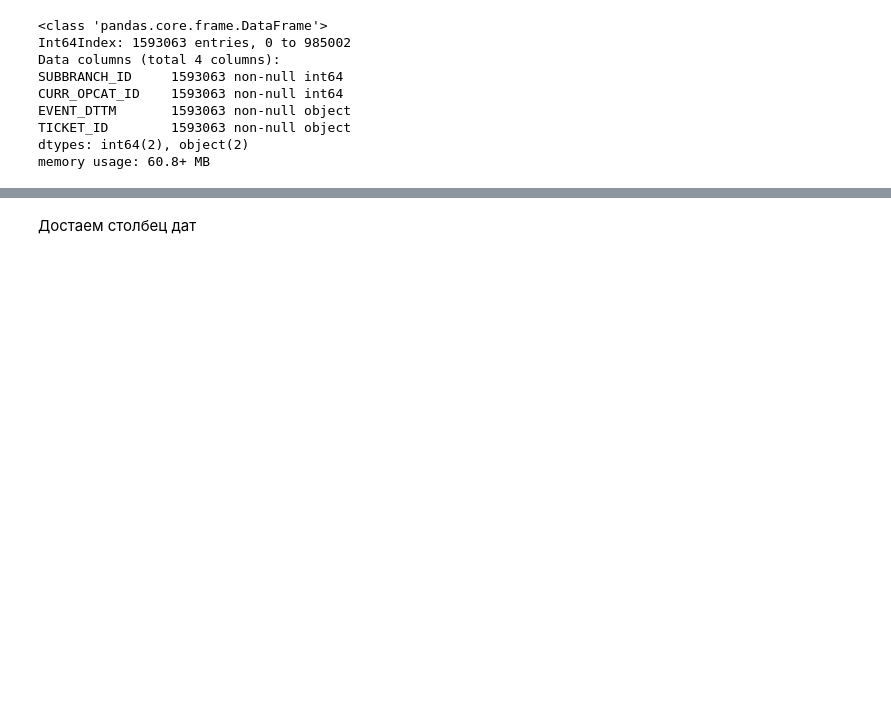
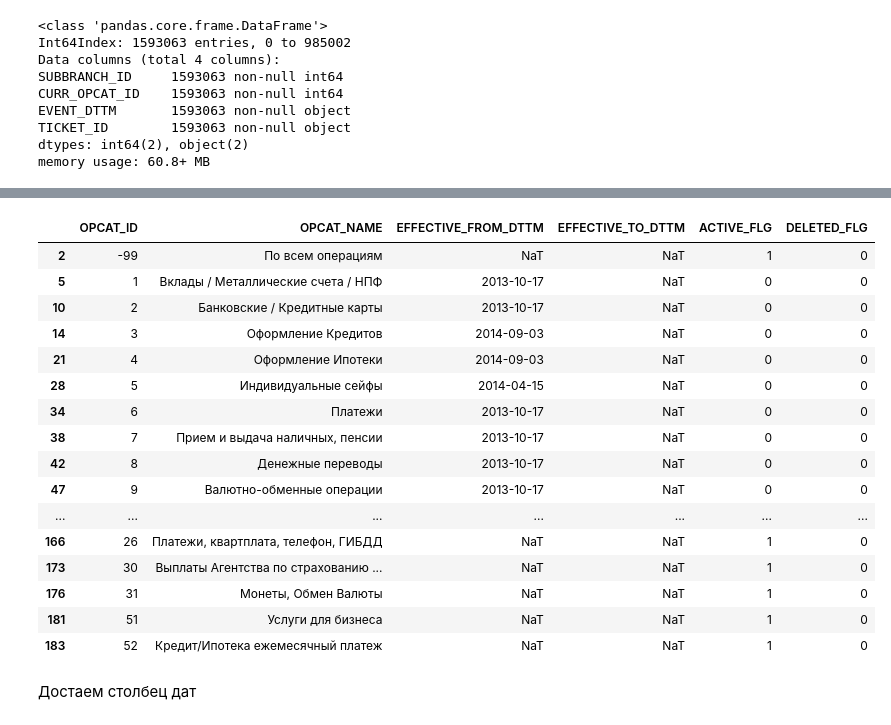
Before and after one commit to tomatiks/ML_Projects, a Jupyter notebook: Clients_flow.ipynb, the cells around one changed output, grey strips where cells are left out. Drawn from its saved outputs; the diff is of its cells as text; code cells hidden in the pictures; blank space fills up the shorter version.

```diff
--- a/Clients_flow.ipynb
+++ b/Clients_flow.ipynb
@@ -80,6 +106,26 @@ opcat_hist['EFFECTIVE_FROM_DTTM']=pd.to_datetime(opcat_hist['EFFECTIVE_FROM_DTTM
 opcat_hist['EFFECTIVE_TO_DTTM']=pd.to_datetime(opcat_hist['EFFECTIVE_TO_DTTM'],  errors='coerce',format='%d.%m.%Y')
 opcat_hist=opcat_hist[opcat_hist['EFFECTIVE_TO_DTTM'].isnull()].sort_values(by=['OPCAT_ID','EFFECTIVE_FROM_DTTM'])
 opcat_hist.loc[opcat_hist['ACTIVE_FLG']==1,'EFFECTIVE_FROM_DTTM']=pd.NaT
+# %%
+opcat_hist
+# %% [output]
+|  | OPCAT_ID | OPCAT_NAME | EFFECTIVE_FROM_DTTM | EFFECTIVE_TO_DTTM | ACTIVE_FLG | DELETED_FLG |
+| 2 | -99 | По всем операциям | NaT | NaT | 1 | 0 |
+| 5 | 1 | Вклады / Металлические счета / НПФ | 2013-10-17 | NaT | 0 | 0 |
+| 10 | 2 | Банковские / Кредитные карты | 2013-10-17 | NaT | 0 | 0 |
+| 14 | 3 | Оформление Кредитов | 2014-09-03 | NaT | 0 | 0 |
+| 21 | 4 | Оформление Ипотеки | 2014-09-03 | NaT | 0 | 0 |
+| 28 | 5 | Индивидуальные сейфы | 2014-04-15 | NaT | 0 | 0 |
+| 34 | 6 | Платежи | 2013-10-17 | NaT | 0 | 0 |
+| 38 | 7 | Прием и выдача наличных, пенсии | 2013-10-17 | NaT | 0 | 0 |
+| 42 | 8 | Денежные переводы | 2013-10-17 | NaT | 0 | 0 |
+| 47 | 9 | Валютно-обменные операции | 2013-10-17 | NaT | 0 | 0 |
+| ... | ... | ... | ... | ... | ... | ... |
+| 166 | 26 | Платежи, квартплата, телефон, ГИБДД | NaT | NaT | 1 | 0 |
+| 173 | 30 | Выплаты Агентства по страхованию ... | NaT | NaT | 1 | 0 |
+| 176 | 31 | Монеты, Обмен Валюты | NaT | NaT | 1 | 0 |
+| 181 | 51 | Услуги для бизнеса | NaT | NaT | 1 | 0 |
+| 183 | 52 | Кредит/Ипотека ежемесячный платеж | NaT | NaT | 1 | 0 |
 # %% [markdown]
 Достаем столбец дат
 # %%
```
Also changed, not shown: parts of 5 cells of this notebook.
